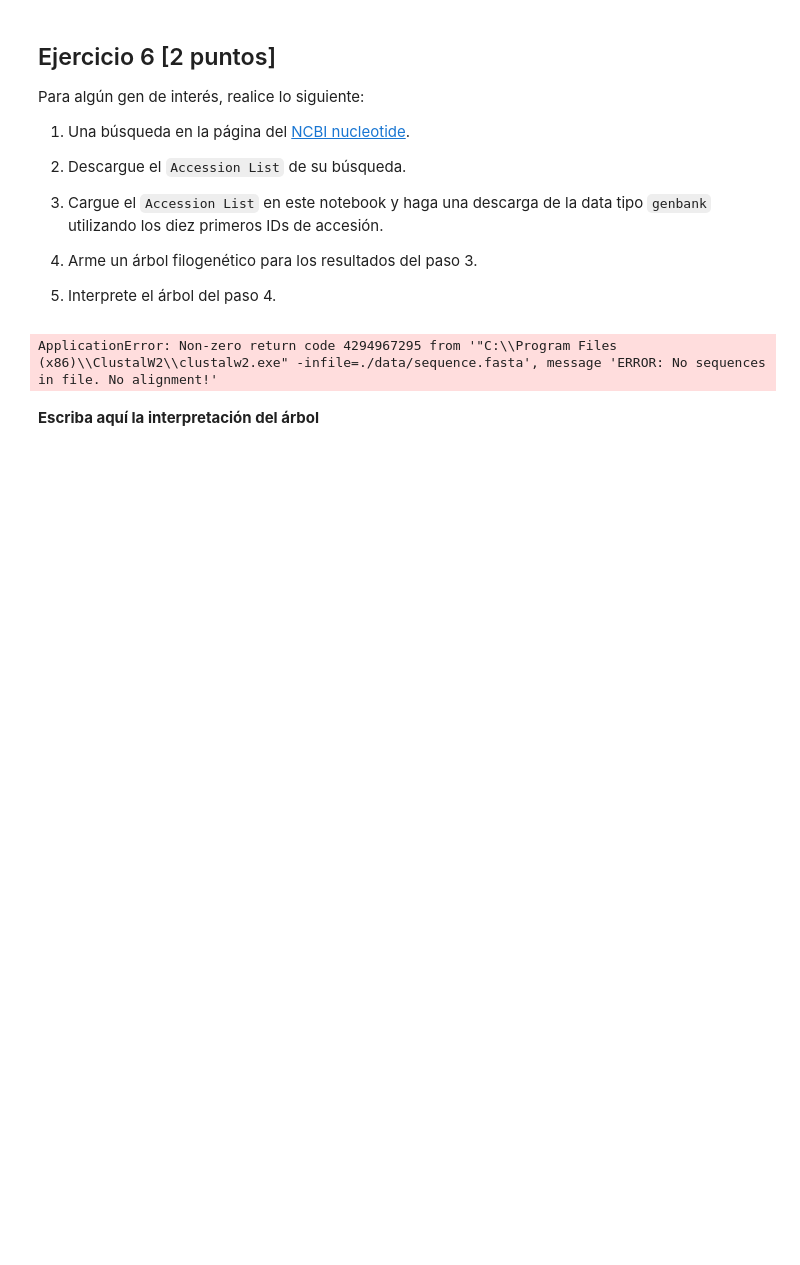
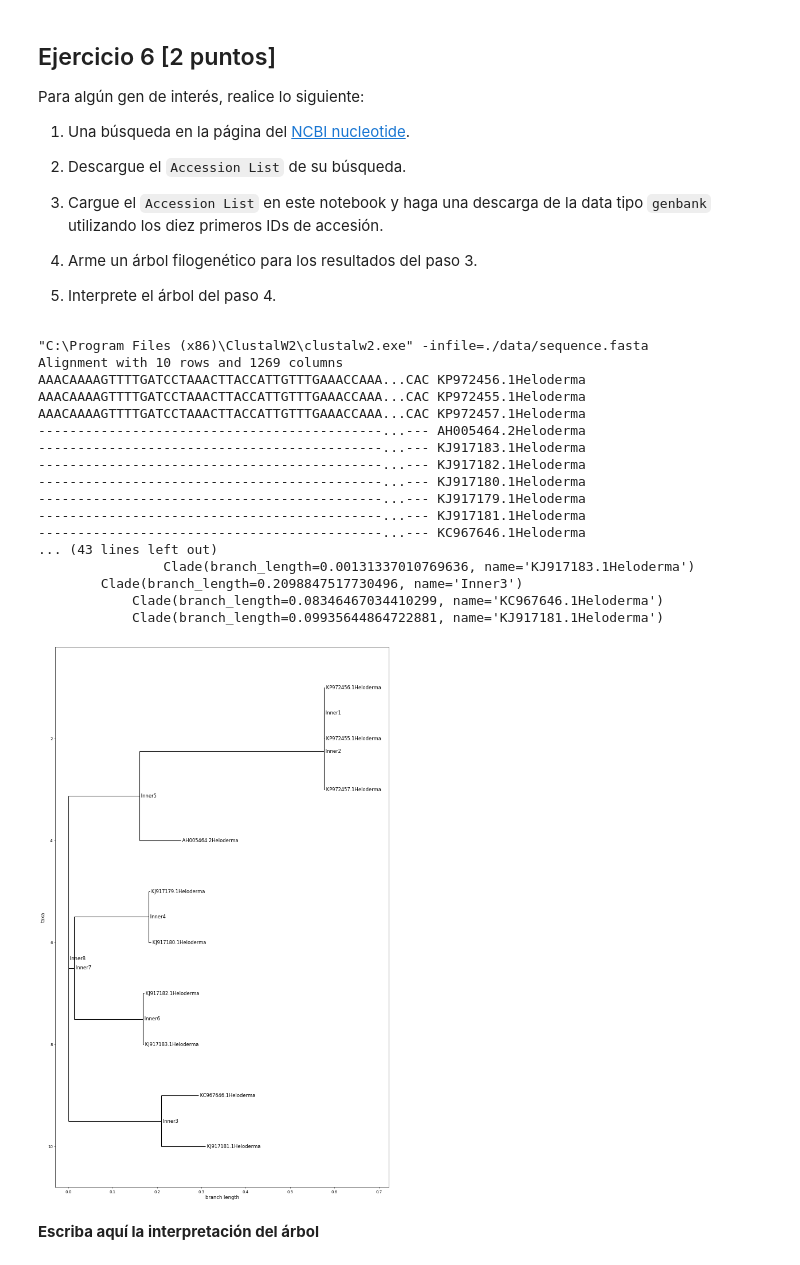
Before and after one commit to LeoPRhon/GBI6_ExamenPython-Leonardo-Proa-o, a Jupyter notebook: 2021II_GBI6_ExamenParcialPython.ipynb, the cells around one changed output. Drawn from its saved outputs; the diff is of its cells as text; code cells hidden in the pictures; blank space fills up the shorter version.

```diff
--- a/2021II_GBI6_ExamenParcialPython.ipynb
+++ b/2021II_GBI6_ExamenParcialPython.ipynb
@@ -283,34 +283,93 @@ import ipywidgets
 
 import warnings
 warnings.filterwarnings('ignore')
 
 with open("data/sequence.seq","r") as archivo:
      listas = ["AH005464.2", "KP972457.1", "KP972456.1", "KP972455.1", "KJ917183.1", "KJ917182.1", "KJ917181.1", "KJ917180.1", "KJ917179.1", "KC967646.1"]
 from Bio import Entrez
 Entrez.email = "leonardo.proano@est.ikiam.edu.ec"
 ofile = open("./data/sequence.gb", "w")
 with Entrez.efetch( db="nucleotide", rettype="gb", retmode="text", id= listas
                   ) as handle:
     for seq_record in SeqIO.parse(handle, "gb"):
         ofile.write(">"+str(seq_record.id)+str(seq_record.description[:50])+'\n')
         ofile.write(str(seq_record.seq)+'\n')
         ofile.write('\n')
 DatosFast=open('./data/sequence.fasta','w')
 with open("./data/sequence.gb",'r') as genbank:
     a=genbank.read()
     for line in a:
         DatosFast.write(str(line))
 
 #Cargar data multiple y hacer los alineamientos\n
 clustalw_exe = r"C:\Program Files (x86)\ClustalW2\clustalw2.exe"
 clustalw_cline = ClustalwCommandline(clustalw_exe, infile = "./data/sequence.fasta")
 assert os.path.isfile(clustalw_exe), "Clustal_W executable is missing or not found"
 stdout, stderr = clustalw_cline()
 print(clustalw_cline)
 ClustalAlign = AlignIO.read("data/sequence.aln", "clustal")
 print(ClustalAlign)
+
+# Generar Dendogram (Tree)
+tree = Phylo.read("data/sequence.dnd", "newick")
+Phylo.draw_ascii(tree)
+
+# cargar alineamiento
+with open("data/sequence.aln","r") as aln:
+    alignment = AlignIO.read(aln,"clustal")
+print(type(alignment))
+
+# Inicializar la calculadora de Distancias y del modelo
+calculator = DistanceCalculator('identity')
+
+# Matriz de Distancias
+distance_matrix = calculator.get_distance(alignment)
+print(distance_matrix)
+
+# Inicializar el constructor del arbol ( Tree Constructor )
+constructor = DistanceTreeConstructor(calculator)
+
+# Construir el arbol
+arbolF= constructor.build_tree(alignment)
+arbolF.rooted = True
+print(arbolF)
+
+# Guardar el arbol
+Phylo.write(arbolF, "./data/arbolF.xml", "phyloxml")
+arbolFg = Phylo.read(file="./data/arbolF.xml", format= "phyloxml")
+
+# Arbol elemental en Matplotlib
+import matplotlib
+import matplotlib.pyplot as plt
+
+# Make a better looking tree using the features of matplotlib
+
+fig = plt.figure(figsize=(15, 25), dpi=50) # create figure & set the size
+matplotlib.rc('font', size=17)              # fontsize of the leaf and node labels
+matplotlib.rc('xtick', labelsize=15)       # fontsize of the tick labels
+matplotlib.rc('ytick', labelsize=15)       # fontsize of the tick labels
+axes = fig.add_subplot(1, 1, 1)
+Phylo.draw(arbolFg, axes=axes)
+fig.savefig("data/arbolFgclando")
 # %% [output]
-ApplicationError: Non-zero return code 4294967295 from '"C:\\Program Files (x86)\\ClustalW2\\clustalw2.exe" -infile=./data/sequence.fasta', message 'ERROR: No sequences in file. No alignment!'
+"C:\Program Files (x86)\ClustalW2\clustalw2.exe" -infile=./data/sequence.fasta
+Alignment with 10 rows and 1269 columns
+AAACAAAAGTTTTGATCCTAAACTTACCATTGTTTGAAACCAAA...CAC KP972456.1Heloderma
+AAACAAAAGTTTTGATCCTAAACTTACCATTGTTTGAAACCAAA...CAC KP972455.1Heloderma
+AAACAAAAGTTTTGATCCTAAACTTACCATTGTTTGAAACCAAA...CAC KP972457.1Heloderma
+--------------------------------------------...--- AH005464.2Heloderma
+--------------------------------------------...--- KJ917183.1Heloderma
+--------------------------------------------...--- KJ917182.1Heloderma
+--------------------------------------------...--- KJ917180.1Heloderma
+--------------------------------------------...--- KJ917179.1Heloderma
+--------------------------------------------...--- KJ917181.1Heloderma
+--------------------------------------------...--- KC967646.1Heloderma
+... (43 lines left out)
+                Clade(branch_length=0.00131337010769636, name='KJ917183.1Heloderma')
+        Clade(branch_length=0.2098847517730496, name='Inner3')
+            Clade(branch_length=0.08346467034410299, name='KC967646.1Heloderma')
+            Clade(branch_length=0.09935644864722881, name='KJ917181.1Heloderma')
+[figure, added]
 # %% [markdown]
 **Escriba aquí la interpretación del árbol**
 # %% [markdown]
```
